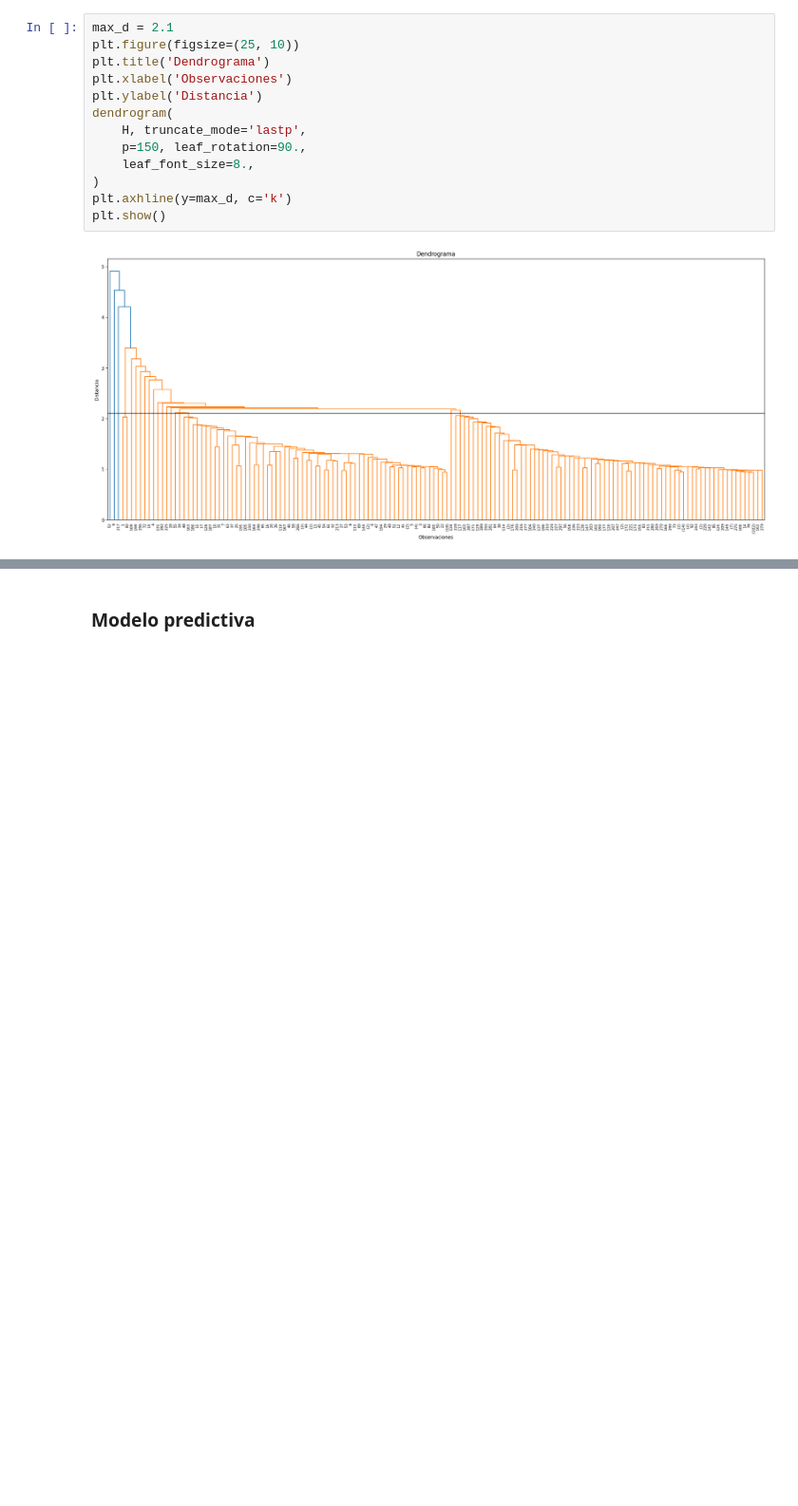
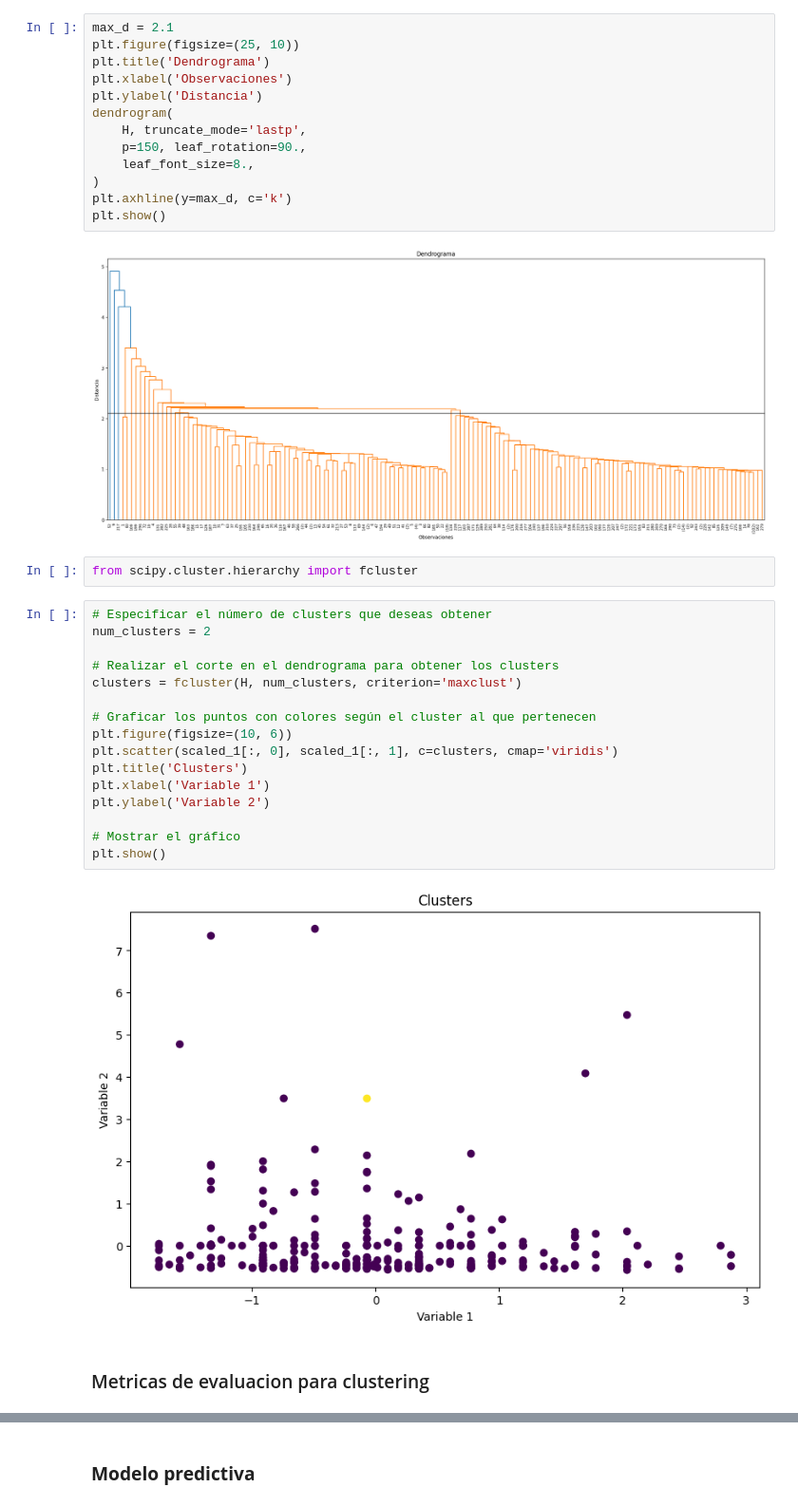
Before and after one commit to 2jcortesj2/Estadistica1, a Jupyter notebook: TrabajoFinal.ipynb, the cells around one changed output, grey strips where cells are left out. Shown at 95% size. Saved outputs shown, nothing was run; the diff lists cells and outputs as text; blank space fills up the shorter version.

```diff
--- a/TrabajoFinal.ipynb
+++ b/TrabajoFinal.ipynb
@@ -516,3 +479,25 @@ plt.axhline(y=max_d, c='k')
 plt.show()
 # %% [output]
 [figure]
+# %%
+from scipy.cluster.hierarchy import fcluster
+# %%
+# Especificar el número de clusters que deseas obtener
+num_clusters = 2
+
+# Realizar el corte en el dendrograma para obtener los clusters
+clusters = fcluster(H, num_clusters, criterion='maxclust')
+
+# Graficar los puntos con colores según el cluster al que pertenecen
+plt.figure(figsize=(10, 6))
+plt.scatter(scaled_1[:, 0], scaled_1[:, 1], c=clusters, cmap='viridis')
+plt.title('Clusters')
+plt.xlabel('Variable 1')
+plt.ylabel('Variable 2')
+
+# Mostrar el gráfico
+plt.show()
+# %% [output]
+[figure, added]
+# %% [markdown]
+### Metricas de evaluacion para clustering
```
Also changed, not shown: parts of 5 cells of this notebook.
